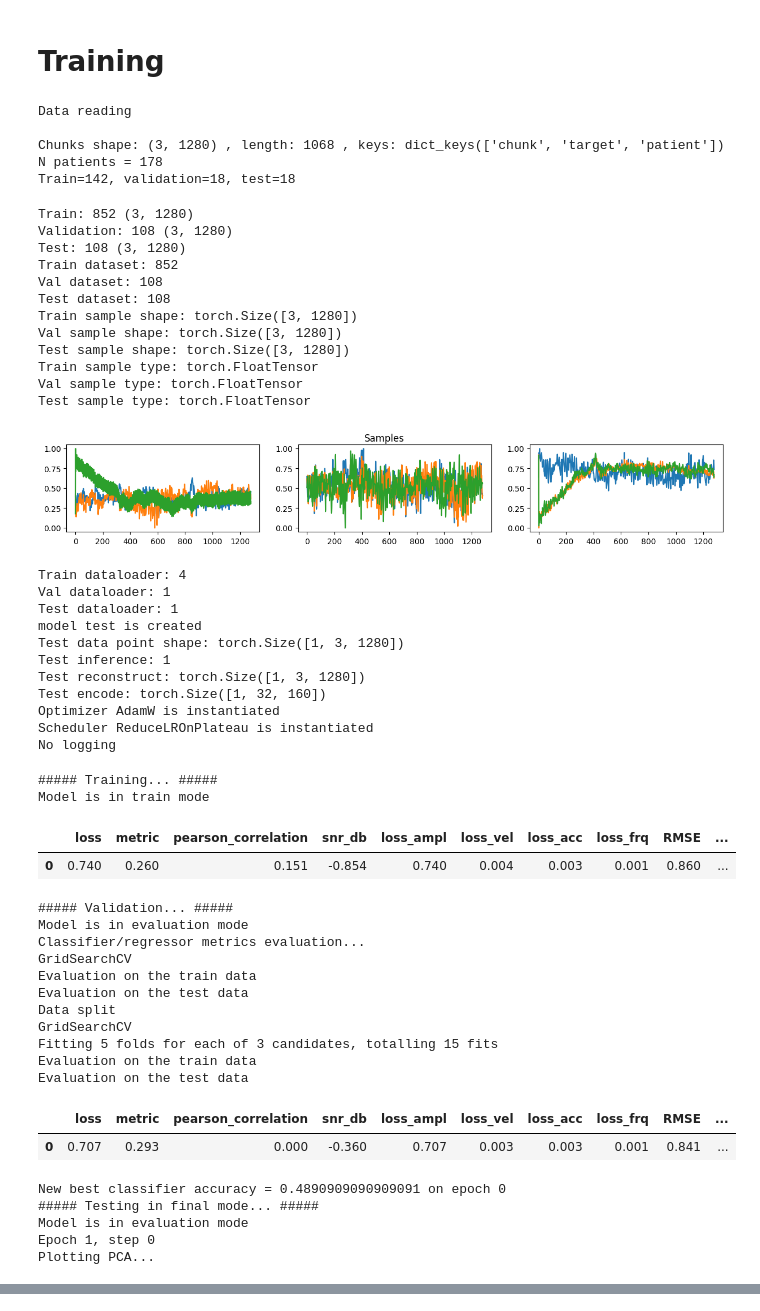
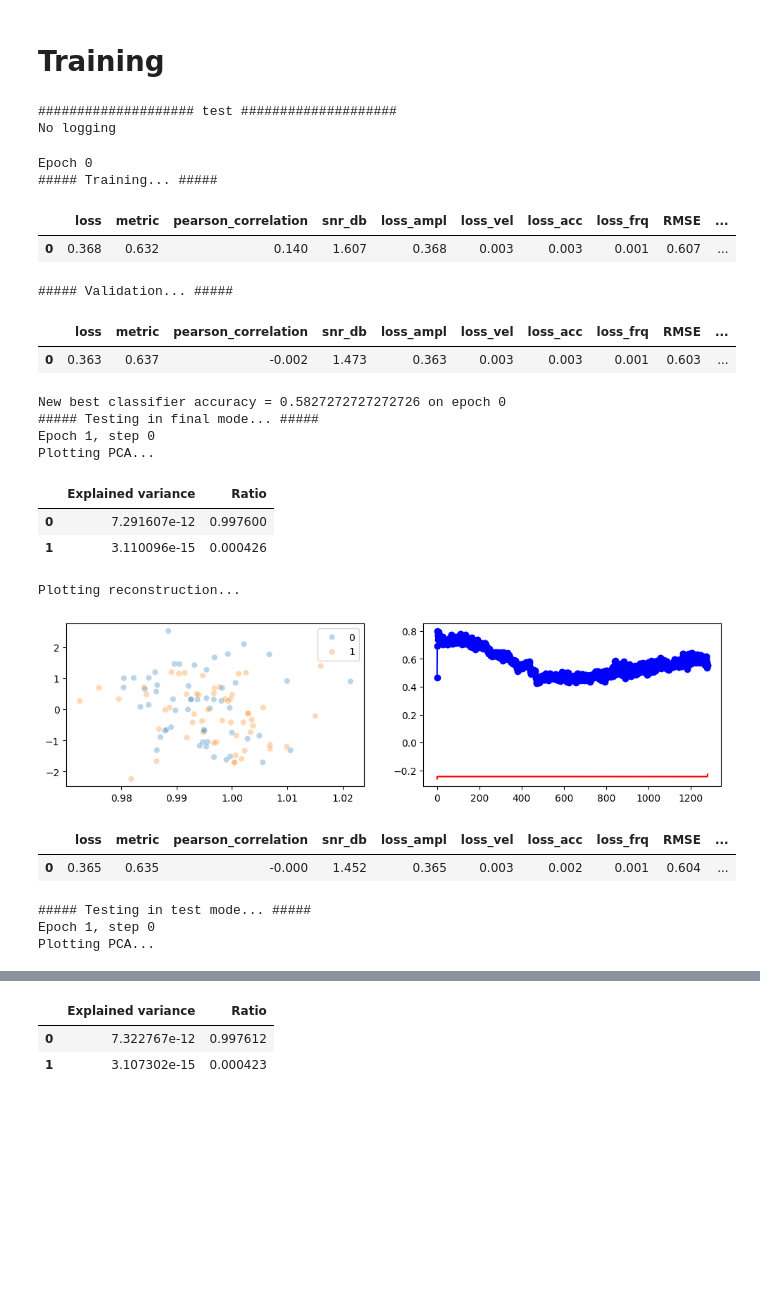
Before and after one commit to dwemer8/Depression_classification_from_EEG, a Jupyter notebook: training.ipynb, the cells around one changed output, grey strips where cells are left out. Saved outputs shown, nothing was run; the diff lists cells and outputs as text; code cells hidden in the pictures; blank space fills up the shorter version.

Commit message:
Adding logging to file

```diff
--- a/training.ipynb
+++ b/training.ipynb
@@ -217,14 +218,14 @@ ml_config = {
     "ml_eval_function_tag" : ["cv", "d"],
     "ml_eval_function_kwargs" : [
         {
-            "verbose" : 1,
+            "verbose" : 0,
             "SEED" : SEED,
             "cv_scorer" : "accuracy_score",
             "metrics" : [("average_precision_score", "soft"), ("roc_auc_score", "soft"), ("accuracy_score", "hard"), ("f1_score", "hard")],
             "n_splits" : 10,
         },
         {
-            "verbose" : 1,
+            "verbose" : 0,
             "test_size" : 0.33,
             "SEED" : SEED,
             "cv_scorer" : "accuracy_score",
@@ -251,6 +252,7 @@ default_config = {
     "project_name": 'EEG_age_prediction',
     "method": "direct restoration",
     "save_path" : OUTPUT_FOLDER + 'model_weights/',
+    "log_path" : OUTPUT_FOLDER + "logs/",
 
     "dataset": dataset_config,
     "model": model_config,
@@ -454,55 +493,27 @@ def train(config, verbose=1):
 # %%
 for config in experiments:
-    train(config)
+    train(config, verbose=1)
 # %% [output]
-Data reading
-
-Chunks shape: (3, 1280) , length: 1068 , keys: dict_keys(['chunk', 'target', 'patient'])
-N patients = 178
-Train=142, validation=18, test=18
+#################### test ####################
+No logging
-Train: 852 (3, 1280)
-Validation: 108 (3, 1280)
-Test: 108 (3, 1280)
-Train dataset: 852
-Val dataset: 108
-Test dataset: 108
-Train sample shape: torch.Size([3, 1280])
-Val sample shape: torch.Size([3, 1280])
-Test sample shape: torch.Size([3, 1280])
-Train sample type: torch.FloatTensor
-Val sample type: torch.FloatTensor
-Test sample type: torch.FloatTensor
+Epoch 0
+##### Training... #####
+|  | loss | metric | pearson_correlation | snr_db | loss_ampl | loss_vel | loss_acc | loss_frq | RMSE | ... |
+| 0 | 0.368 | 0.632 | 0.140 | 1.607 | 0.368 | 0.003 | 0.003 | 0.001 | 0.607 | ... |
+##### Validation... #####
+|  | loss | metric | pearson_correlation | snr_db | loss_ampl | loss_vel | loss_acc | loss_frq | RMSE | ... |
+| 0 | 0.363 | 0.637 | -0.002 | 1.473 | 0.363 | 0.003 | 0.003 | 0.001 | 0.603 | ... |
+New best classifier accuracy = 0.5827272727272726 on epoch 0
+##### Testing in final mode... #####
+Epoch 1, step 0
+Plotting PCA...
+|  | Explained variance | Ratio |
+| 0 | 7.291607e-12 | 0.997600 |
+| 1 | 3.110096e-15 | 0.000426 |
+Plotting reconstruction...
-[figure, old version]
+[figure, new version]
-Train dataloader: 4
-Val dataloader: 1
-Test dataloader: 1
-model test is created
-Test data point shape: torch.Size([1, 3, 1280])
-Test inference: 1
-Test reconstruct: torch.Size([1, 3, 1280])
-Test encode: torch.Size([1, 32, 160])
-Optimizer AdamW is instantiated
-Scheduler ReduceLROnPlateau is instantiated
-No logging
-##### Training... #####
-Model is in train mode
-|  | loss | metric | pearson_correlation | snr_db | loss_ampl | loss_vel | loss_acc | loss_frq | RMSE | ... |
-| 0 | 0.740 | 0.260 | 0.151 | -0.854 | 0.740 | 0.004 | 0.003 | 0.001 | 0.860 | ... |
-##### Validation... #####
-Model is in evaluation mode
-Classifier/regressor metrics evaluation...
-GridSearchCV
-Evaluation on the train data
-Evaluation on the test data
-Data split
-GridSearchCV
-Fitting 5 folds for each of 3 candidates, totalling 15 fits
-Evaluation on the train data
-Evaluation on the test data
-|  | loss | metric | pearson_correlation | snr_db | loss_ampl | loss_vel | loss_acc | loss_frq | RMSE | ... |
-| 0 | 0.707 | 0.293 | 0.000 | -0.360 | 0.707 | 0.003 | 0.003 | 0.001 | 0.841 | ... |
+|  | loss | metric | pearson_correlation | snr_db | loss_ampl | loss_vel | loss_acc | loss_frq | RMSE | ... |
+| 0 | 0.365 | 0.635 | -0.000 | 1.452 | 0.365 | 0.003 | 0.002 | 0.001 | 0.604 | ... |
-New best classifier accuracy = 0.4890909090909091 on epoch 0
-##### Testing in final mode... #####
-Model is in evaluation mode
+##### Testing in test mode... #####
 Epoch 1, step 0
 Plotting PCA...
@@ -511,0 +520,3 @@ Plotting PCA...
+|  | Explained variance | Ratio |
+| 0 | 7.322767e-12 | 0.997612 |
+| 1 | 3.107302e-15 | 0.000423 |
```
Also changed, not shown: parts of 4 cells of this notebook, 6 other files.
